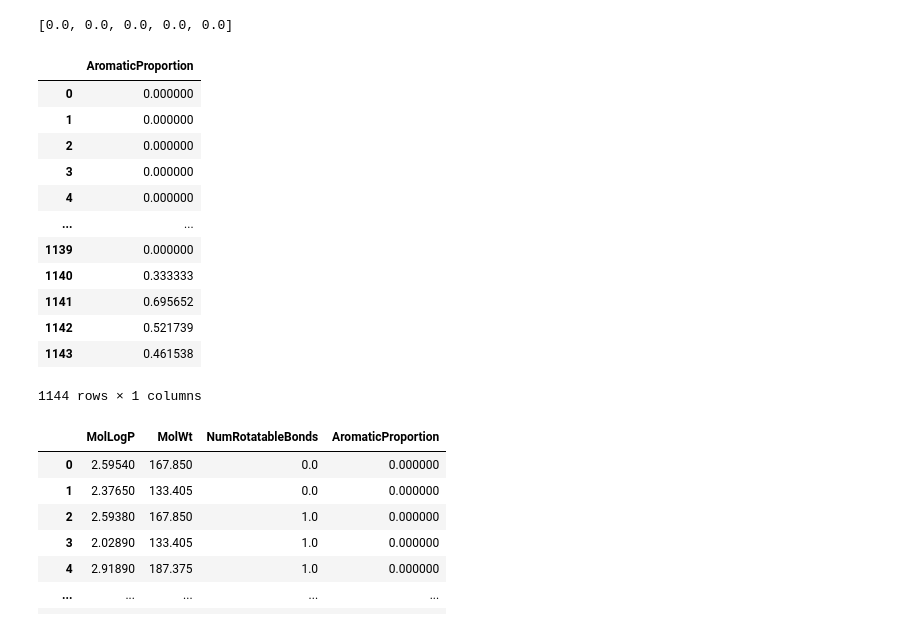
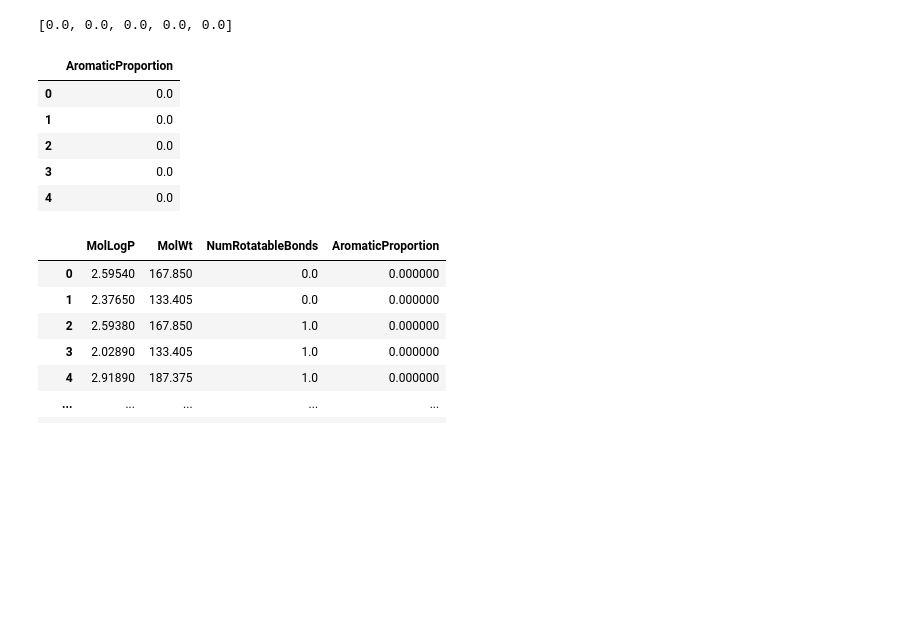
Before and after one commit to michhottinger/biochem, a Jupyter notebook: code/bio.ipynb, the cells around one changed output. Saved outputs shown, nothing was run; the diff lists cells and outputs as text; code cells hidden in the pictures; blank space fills up the shorter version.

```diff
--- a/code/bio.ipynb
+++ b/code/bio.ipynb
@@ -207,21 +207,14 @@ desc_AromaticProportion[:5]
 [0.0, 0.0, 0.0, 0.0, 0.0]
 # %%
 df_desc_AromaticProportion = pd.DataFrame(desc_AromaticProportion, columns=['AromaticProportion'])
-df_desc_AromaticProportion
+df_desc_AromaticProportion[:5]
 # %% [output]
 |  | AromaticProportion |
-| 0 | 0.000000 |
-| 1 | 0.000000 |
-| 2 | 0.000000 |
-| 3 | 0.000000 |
-| 4 | 0.000000 |
-| ... | ... |
-| 1139 | 0.000000 |
-| 1140 | 0.333333 |
-| 1141 | 0.695652 |
-| 1142 | 0.521739 |
-| 1143 | 0.461538 |
+| 0 | 0.0 |
+| 1 | 0.0 |
+| 2 | 0.0 |
+| 3 | 0.0 |
+| 4 | 0.0 |
-1144 rows × 1 columns
 # %%
 #combining the two dfs into one X
 X = pd.concat([df,df_desc_AromaticProportion], axis=1)
```
Also changed, not shown: parts of 15 cells of this notebook, 5 other files.
